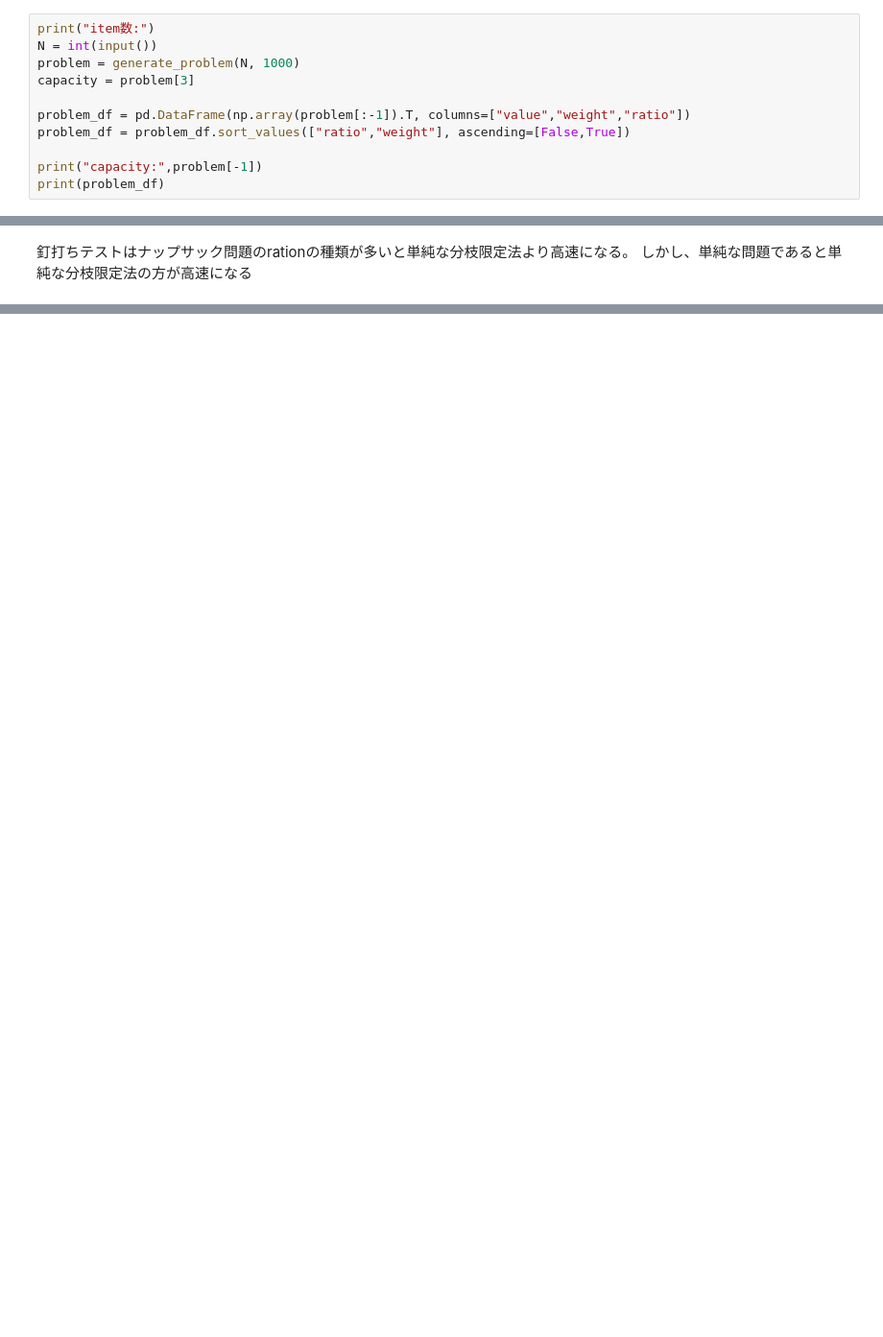
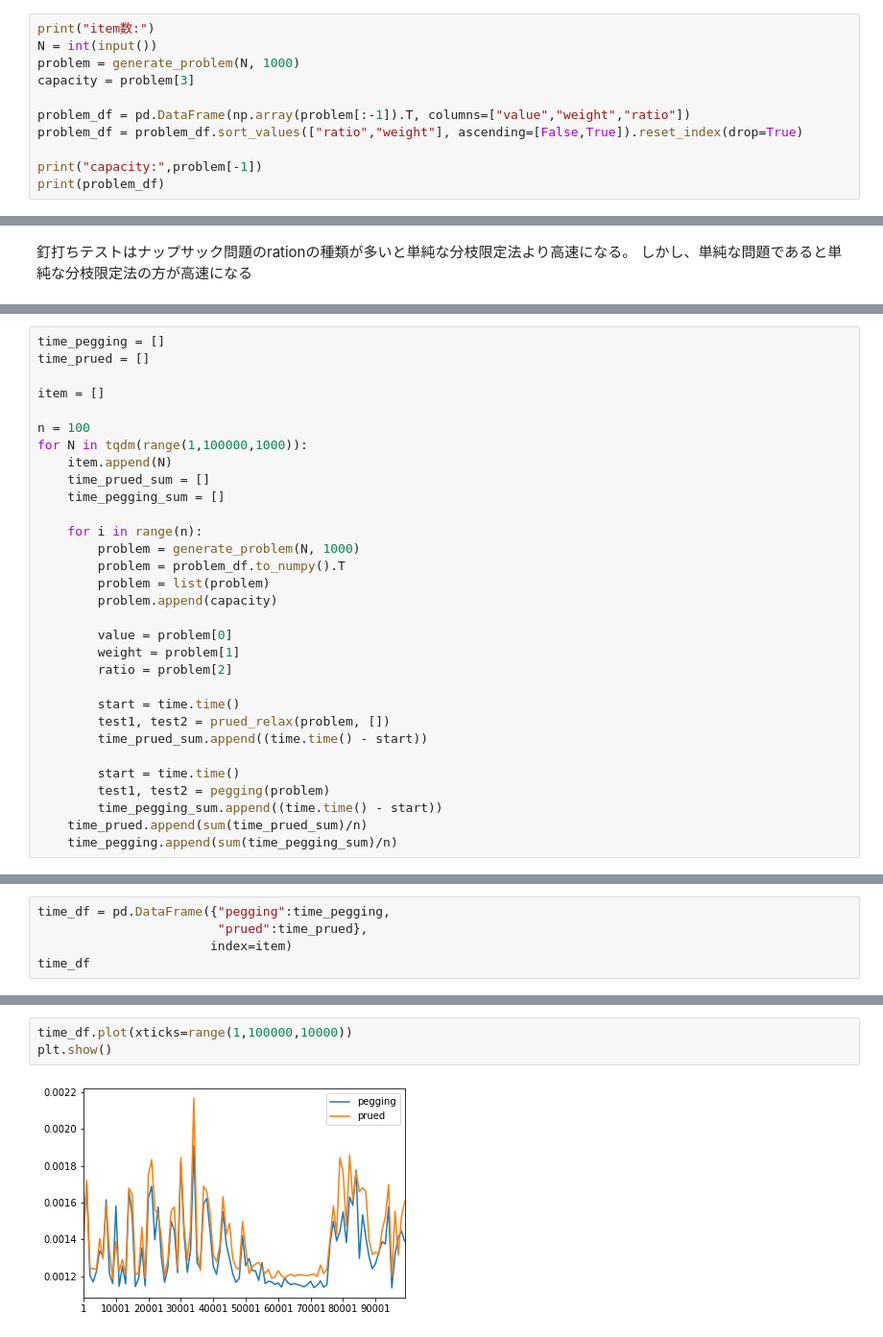
Before and after one commit to plue1011/algorithm, a Jupyter notebook: knapsack/report4.ipynb, the cells around one changed output, grey strips where cells are left out. Shown at 96% size. Drawn from its saved outputs; the diff is of its cells as text; blank space fills up the shorter version.

Commit message:
prued and pegging

```diff
--- a/knapsack/report4.ipynb
+++ b/knapsack/report4.ipynb
@@ -150,7 +131,7 @@ problem = generate_problem(N, 1000)
 capacity = problem[3]
 
 problem_df = pd.DataFrame(np.array(problem[:-1]).T, columns=["value","weight","ratio"])
-problem_df = problem_df.sort_values(["ratio","weight"], ascending=[False,True])
+problem_df = problem_df.sort_values(["ratio","weight"], ascending=[False,True]).reset_index(drop=True)
 
 print("capacity:",problem[-1])
 print(problem_df)
@@ -257,0 +197,31 @@ Wall time: 1.05 s
+# %%
+time_pegging = []
+time_prued = []
+
+item = []
+
+n = 100
+for N in tqdm(range(1,100000,1000)):
+    item.append(N)
+    time_prued_sum = []
+    time_pegging_sum = []
+
+    for i in range(n):
+        problem = generate_problem(N, 1000)
+        problem = problem_df.to_numpy().T
+        problem = list(problem)
+        problem.append(capacity)
+
+        value = problem[0]
+        weight = problem[1]
+        ratio = problem[2]
+
+        start = time.time()
+        test1, test2 = prued_relax(problem, [])
+        time_prued_sum.append((time.time() - start))
+
+        start = time.time()
+        test1, test2 = pegging(problem)
+        time_pegging_sum.append((time.time() - start))
+    time_prued.append(sum(time_prued_sum)/n)
+    time_pegging.append(sum(time_pegging_sum)/n)
@@ -257,0 +230,5 @@ Wall time: 1.05 s
+# %%
+time_df = pd.DataFrame({"pegging":time_pegging,
+                        "prued":time_prued},
+                       index=item)
+time_df
@@ -257,0 +249,5 @@ Wall time: 1.05 s
+# %%
+time_df.plot(xticks=range(1,100000,10000))
+plt.show()
+# %% [output]
+[figure, added]
```
Also changed, not shown: parts of 27 cells of this notebook, 1 other file.
